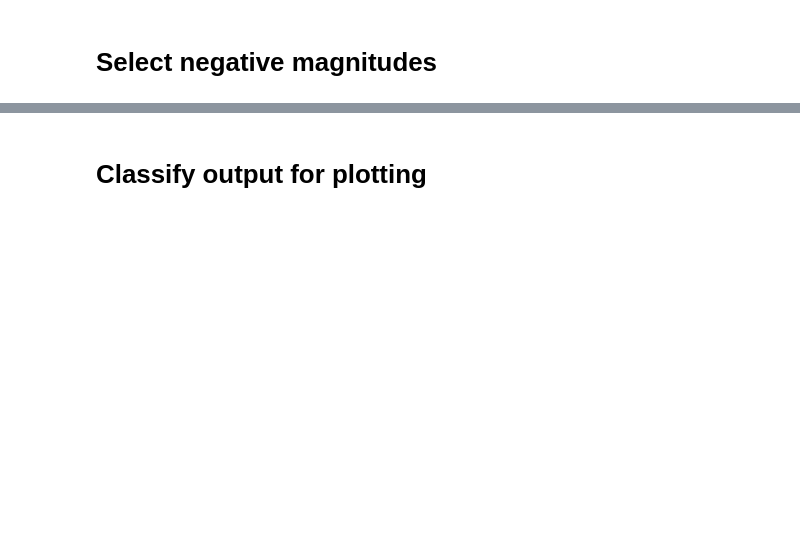
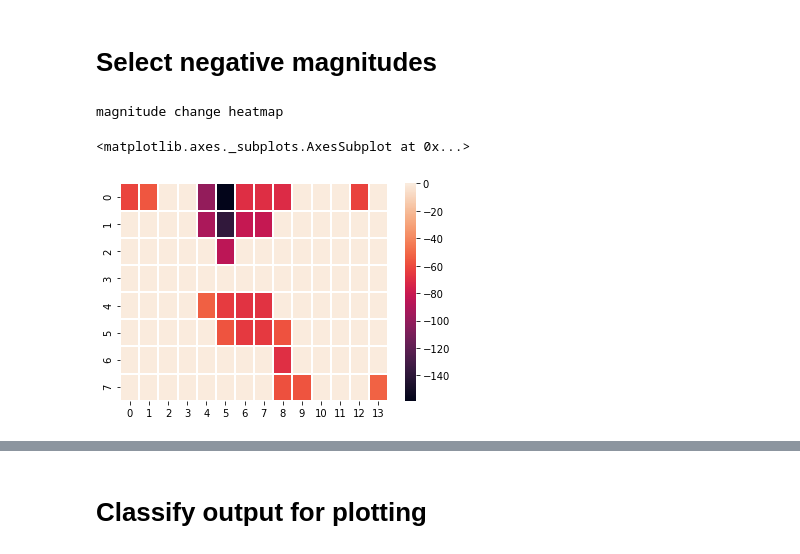
Before and after one commit to DerekvdVen/bfastmonitor_GPU_SEPAL, a Jupyter notebook: dven/bfast_from_sepal-OOP.ipynb, the cells around one changed output, grey strips where cells are left out. Cells and saved outputs as stored; diff of their text form; code cells hidden in the pictures; blank space fills up the shorter version.

```diff
--- a/dven/bfast_from_sepal-OOP.ipynb
+++ b/dven/bfast_from_sepal-OOP.ipynb
@@ -108,6 +108,8 @@ class Timeseries:
         self.block_size = band.GetBlockSize()
 
         # self.raster_stack_orig = time_series.ReadAsArray()
+        # This takes really long and will likely cause memory issues when running on large countries, so don't use it
+        # Use blocks and base block size on what gdal sets or on ram calculation
 
         # dates file
         with open(dates_path) as f:
@@ -134,10 +136,10 @@ class Timeseries:
 
         where_are_NaNs = isnan(data)
         data[where_are_NaNs] = -32768
-        data = data.astype("int16")
+        #data = data.astype("int16")
         start_time = time.time()
 
-        self.model.fit(data, dates, nan_value=-32768) #changed to nan
+        self.model.fit(data, dates, nan_value=-32768)
         end_time = time.time()
         print("Fitting model took {} seconds.".format(end_time - start_time))
 
@@ -147,10 +149,11 @@ class Timeseries:
 
     def loop_blocks(self):
 
-        x_block_size = 256#self.block_size[0]
-        y_block_size = 256#self.block_size[1]
+        x_block_size = self.block_size[0]
+        y_block_size = self.block_size[1]
         print("rastersize: ",self.ncols,self.nrows)
-        print("blocksize: ",self.block_size)
+        print("The natural block size is the block size that is most efficient for accessing the format, gdal found blocksize: ",self.block_size)
+        print("set blocksize explicitly: ",x_block_size,", " ,y_block_size)
         print("bytes required: ", str(8 * self.ncols * self.nrows * self.nbands))
 
         # pseudeocode
@@ -179,7 +182,7 @@ class Timeseries:
 
                 # first step creates the array
                 if first_horstack==True:
-                    data = time_series.ReadAsArray(j, i, cols, rows)
+                    data = time_series.ReadAsArray(j, i, cols, rows).astype(np.int16)
 
                     breaks,means = self.run_bfast(data)
                     breaks_array = breaks
@@ -188,7 +191,7 @@ class Timeseries:
 
                 # after that add to array
                 else:
-                    data = time_series.ReadAsArray(j, i, cols, rows)
+                    data = time_series.ReadAsArray(j, i, cols, rows).astype(np.int16)
 
                     breaks,means = self.run_bfast(data)
                     breaks_array = np.concatenate((breaks_array,breaks),axis = 1)
@@ -215,10 +218,6 @@ class Timeseries:
 
         self.means_array = stack_means_array
 
-        # numpy raster
-
-        # what we want to do is try to download the whole tile, if it doesn't work, do it per block and then merge?
-        #self.raster_stack = time_series.ReadAsArray()
 
     def set_bfast_parameters(self, start_monitor, end_monitor, start_hist,freq,k,hfrac,trend,level,backend='python',verbose=1):
         self.start_monitor = start_monitor
@@ -480,3 +419,17 @@ Fitting model took 1.3845024108886719 seconds.
 # %% [markdown]
 # Select negative magnitudes
+# %%
+# select only negative magnitudes
+#breaks = model.breaks # index of date that has a break in dates
+#means = model.means # magnitudes of breaks
+
+breaks = ts_data.breaks_array
+means = ts_data.means_array
+
+orig_breaks = copy.deepcopy(breaks)
+orig_means = copy.deepcopy(means)
+# %% [output]
+magnitude change heatmap
+<matplotlib.axes._subplots.AxesSubplot at 0x...>
+[figure, added]
 # %%
```
Also changed, not shown: parts of 28 cells of this notebook.
